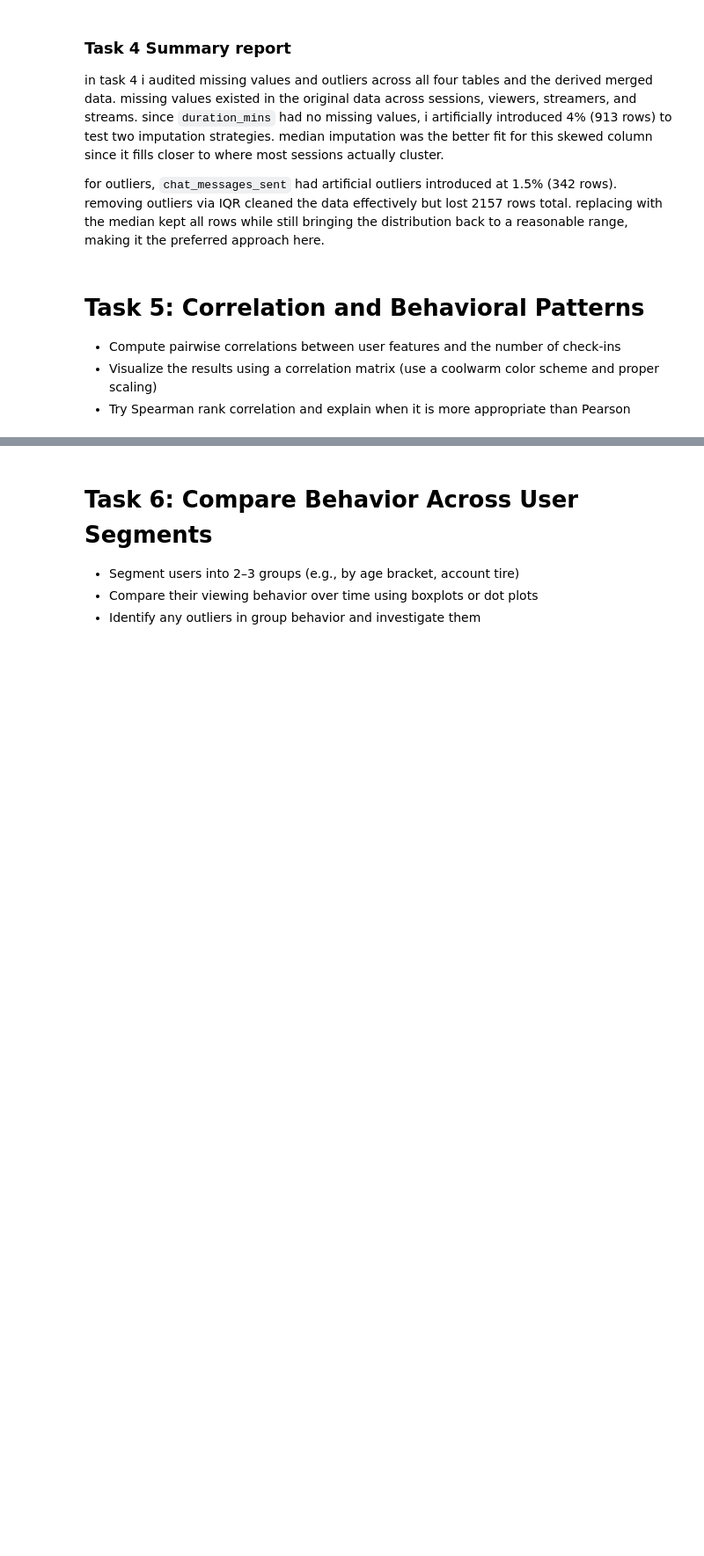
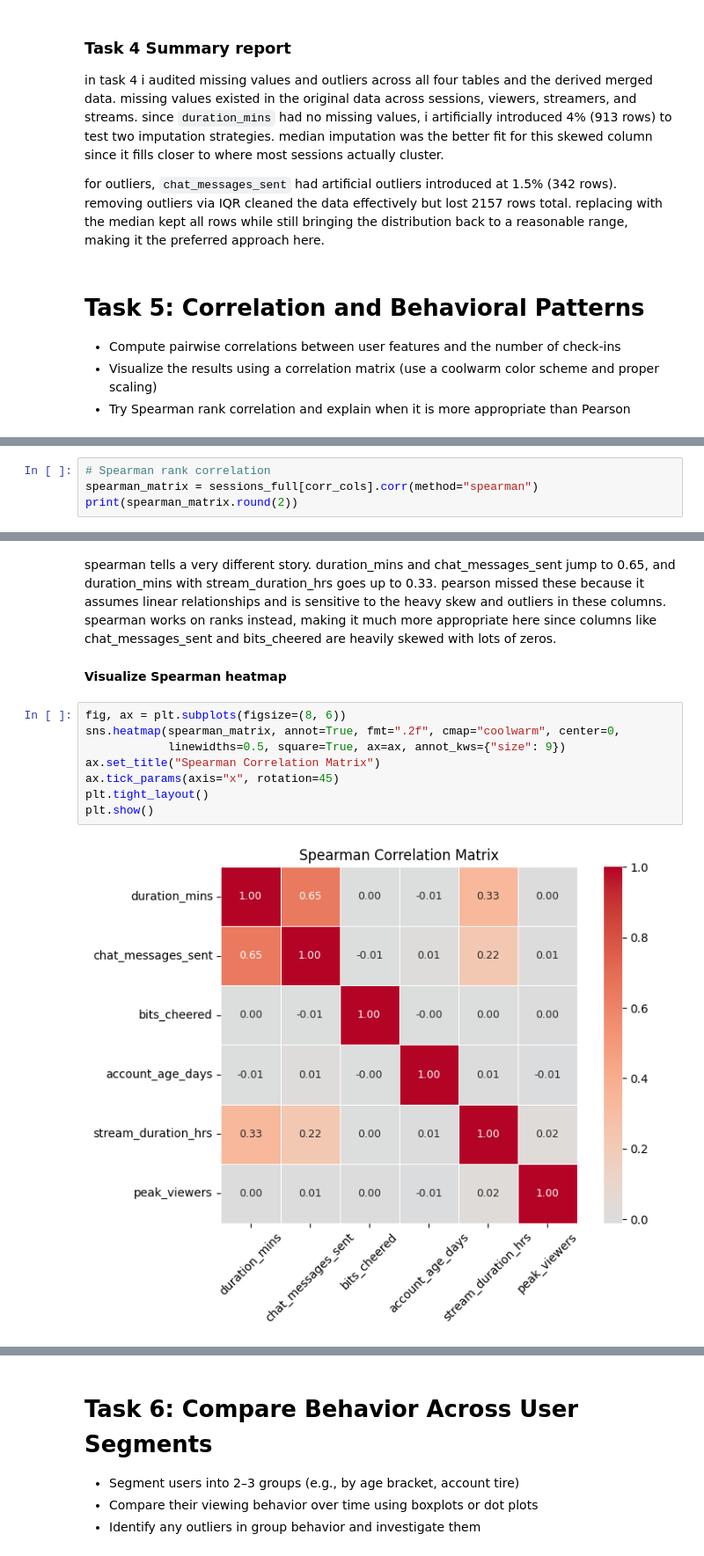
Before and after one commit to MSagri05/Assignment1-Exploratory-Data-Analysis, a Jupyter notebook: IAT461_Assignment01_Scaffold.ipynb, the cells around one changed output, grey strips where cells are left out. Shown at 88% size. Drawn from its saved outputs; the diff is of its cells as text; blank space fills up the shorter version.

```diff
--- a/IAT461_Assignment01_Scaffold.ipynb
+++ b/IAT461_Assignment01_Scaffold.ipynb
@@ -1139,0 +1195,4 @@ making it the preferred approach here.
+# %%
+# Spearman rank correlation
+spearman_matrix = sessions_full[corr_cols].corr(method="spearman")
+print(spearman_matrix.round(2))
@@ -1139,0 +1215,14 @@ making it the preferred approach here.
+# %% [markdown]
+spearman tells a very different story. duration_mins and chat_messages_sent jump to 0.65, and duration_mins with stream_duration_hrs goes up to 0.33. pearson missed these because it assumes linear relationships and is sensitive to the heavy skew and outliers in these columns. spearman works on ranks instead, making it much more appropriate here since columns like chat_messages_sent and bits_cheered are heavily skewed with lots of zeros.
+# %% [markdown]
+**Visualize Spearman heatmap**
+# %%
+fig, ax = plt.subplots(figsize=(8, 6))
+sns.heatmap(spearman_matrix, annot=True, fmt=".2f", cmap="coolwarm", center=0,
+            linewidths=0.5, square=True, ax=ax, annot_kws={"size": 9})
+ax.set_title("Spearman Correlation Matrix")
+ax.tick_params(axis="x", rotation=45)
+plt.tight_layout()
+plt.show()
+# %% [output]
+[figure, added]
```
Also changed, not shown: parts of 18 cells of this notebook.
